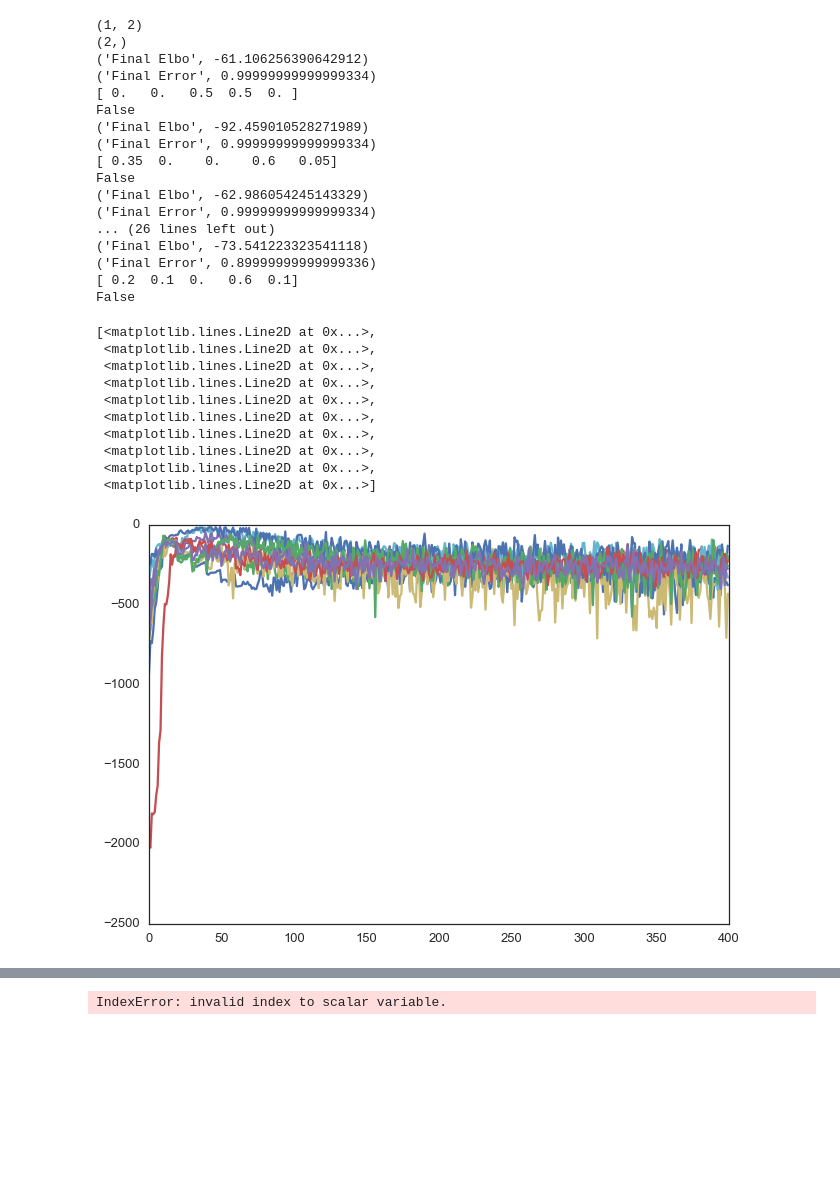
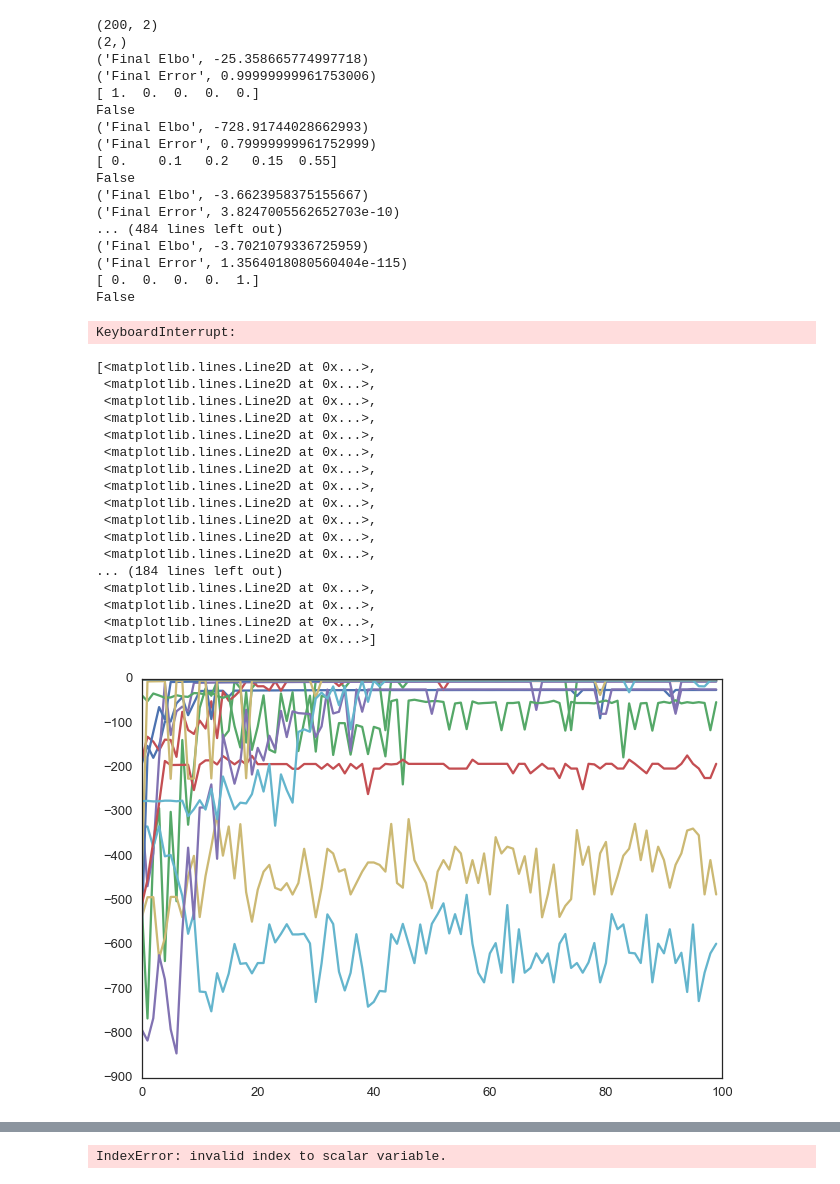
Before and after one commit to slinderman/birkhoff, a Jupyter notebook: notebooks/2017-04-17-Mixture-of-Gaussians-Voronoi.ipynb, the cells around one changed output, grey strips where cells are left out. Saved outputs shown, nothing was run; the diff lists cells and outputs as text; code cells hidden in the pictures; blank space fills up the shorter version.

```diff
--- a/notebooks/2017-04-17-Mixture-of-Gaussians-Voronoi.ipynb
+++ b/notebooks/2017-04-17-Mixture-of-Gaussians-Voronoi.ipynb
@@ -117,19 +117,19 @@ def log_mixture_gaussians(pi, mu, sigma):
     return np.sum(logsumexp(difs, axis=1))
 #log_mixture_gaussians(np.identity(5), np.identity(5), np.ones(5))
 # %%
-tau0=1.0 # initial temperature
+tau0=0.001 # initial temperature
 np_temp=tau0
 np_lr=0.001
 step_size = 0.1
 
 N_samples=10
-ANNEAL_RATE=0.05
+ANNEAL_RATE=0.01
 MIN_TEMP=0.001
 
-N_iters = 400
+N_iters = 100
 N_samples=20
 
-temps_prior=np.array([0.1])
+temps_prior=np.array([0.001])
 K=5
 N=1
 D=2
@@ -137,7 +137,7 @@ D=2
 sigma = 0.05
 epsilon = 1e-12
 
-N_simulations = 1
+N_simulations = 200
 n_repetitions = 10
 mu_gmm_all = np.zeros((N_simulations, D, K))
 x_true_all = np.zeros((N_simulations, D))
@@ -240,35 +240,43 @@ for n in range(N_simulations):
                 print np.isnan(elbo_iterations[t, n, r]).any()
             #print pi_samples
 # %% [output]
-(1, 2)
+(200, 2)
 (2,)
-('Final Elbo', -61.106256390642912)
-('Final Error', 0.99999999999999334)
-[ 0.   0.   0.5  0.5  0. ]
+('Final Elbo', -25.358665774997718)
+('Final Error', 0.99999999961753006)
+[ 1.  0.  0.  0.  0.]
 False
-('Final Elbo', -92.459010528271989)
-('Final Error', 0.99999999999999334)
-[ 0.35  0.    0.    0.6   0.05]
+('Final Elbo', -728.91744028662993)
+('Final Error', 0.79999999961752999)
+[ 0.    0.1   0.2   0.15  0.55]
 False
-('Final Elbo', -62.986054245143329)
-('Final Error', 0.99999999999999334)
-... (26 lines left out)
-('Final Elbo', -73.541223323541118)
-('Final Error', 0.89999999999999336)
-[ 0.2  0.1  0.   0.6  0.1]
+('Final Elbo', -3.6623958375155667)
+('Final Error', 3.8247005562652703e-10)
+... (484 lines left out)
+('Final Elbo', -3.7021079336725959)
+('Final Error', 1.3564018080560404e-115)
+[ 0.  0.  0.  0.  1.]
 False
+KeyboardInterrupt:
 # %%
-plt.plot(elbo_iterations[0,0,:,:].T)
+plt.plot(elbo_iterations[0,:,0,:].T)
 # %% [output]
 [<matplotlib.lines.Line2D at 0x...>,
  <matplotlib.lines.Line2D at 0x...>,
  <matplotlib.lines.Line2D at 0x...>,
  <matplotlib.lines.Line2D at 0x...>,
  <matplotlib.lines.Line2D at 0x...>,
  <matplotlib.lines.Line2D at 0x...>,
  <matplotlib.lines.Line2D at 0x...>,
  <matplotlib.lines.Line2D at 0x...>,
  <matplotlib.lines.Line2D at 0x...>,
+ <matplotlib.lines.Line2D at 0x...>,
+ <matplotlib.lines.Line2D at 0x...>,
+ <matplotlib.lines.Line2D at 0x...>,
+... (184 lines left out)
+ <matplotlib.lines.Line2D at 0x...>,
+ <matplotlib.lines.Line2D at 0x...>,
+ <matplotlib.lines.Line2D at 0x...>,
  <matplotlib.lines.Line2D at 0x...>]
-[figure, old version]
+[figure, new version]
 # %%
```
Also changed, not shown: parts of 2 cells of this notebook, 2 other files.
